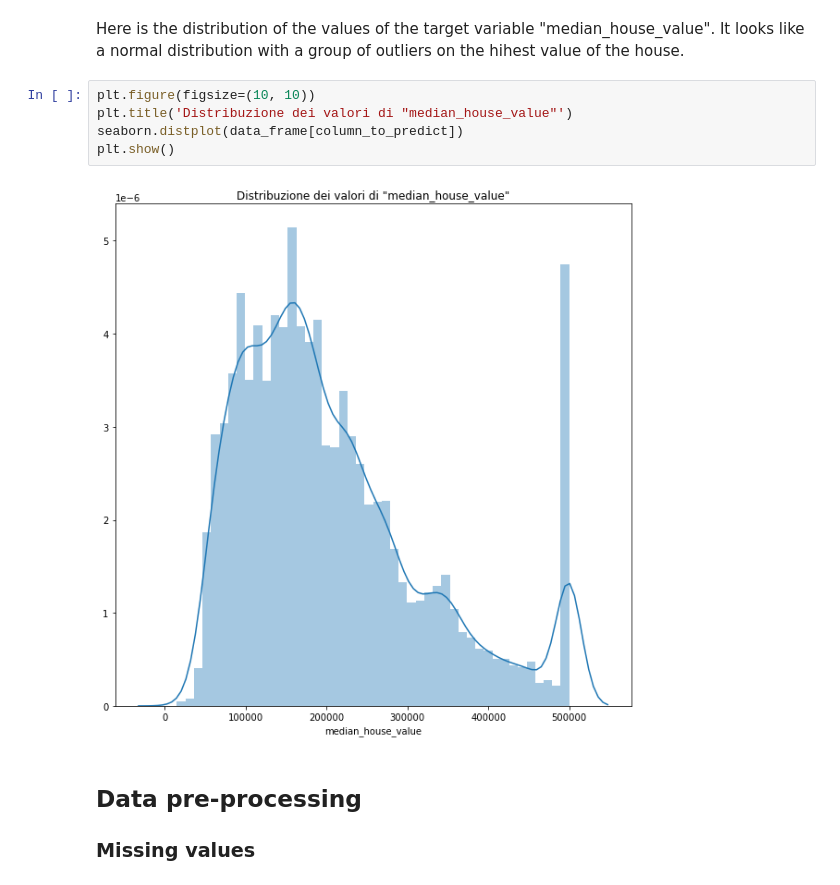
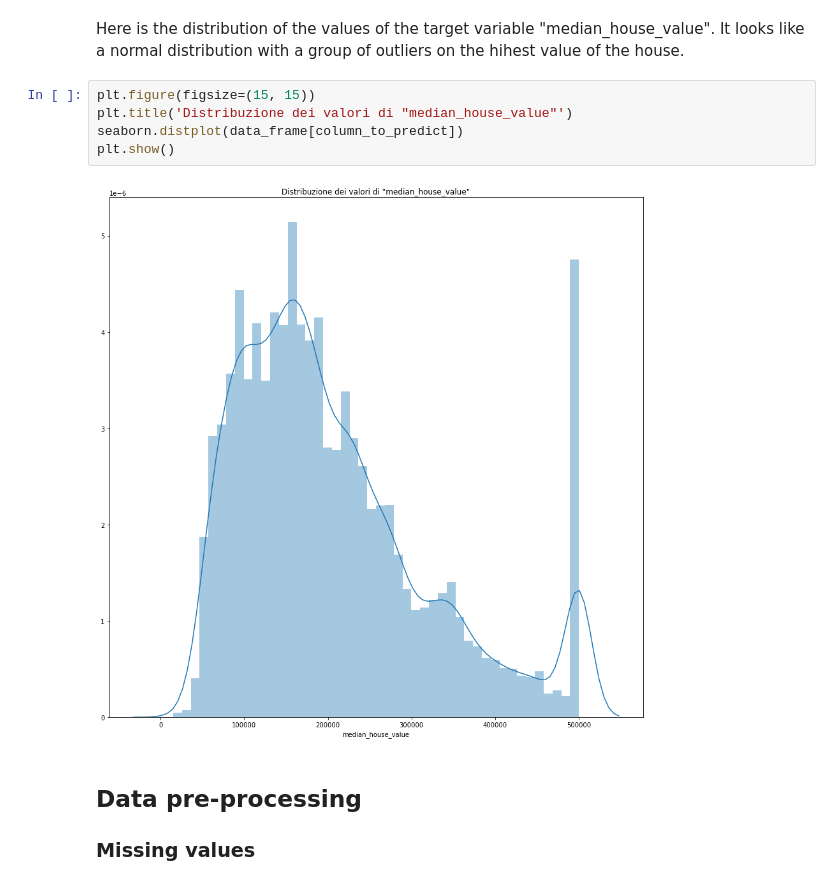
Before and after one commit to mikymaione/HousingPrices, a Jupyter notebook: Source code/HousingPrices/Miky.ipynb, the cells around one changed output. Saved outputs shown, nothing was run; the diff lists cells and outputs as text.

```diff
--- a/Source code/HousingPrices/Miky.ipynb
+++ b/Source code/HousingPrices/Miky.ipynb
@@ -112,12 +121,12 @@ data_frame.head()
 Here is the distribution of the values of the target variable "median_house_value".
 It looks like a normal distribution with a group of outliers on the hihest value of the house.
 # %%
-plt.figure(figsize=(10, 10))
+plt.figure(figsize=(15, 15))
 plt.title('Distribuzione dei valori di "median_house_value"')
 seaborn.distplot(data_frame[column_to_predict])
 plt.show()
 # %% [output]
-[figure, old version]
+[figure, new version]
 # %% [markdown]
 ## Data pre-processing
 ###  Missing values
```
Also changed, not shown: parts of 29 cells of this notebook.
